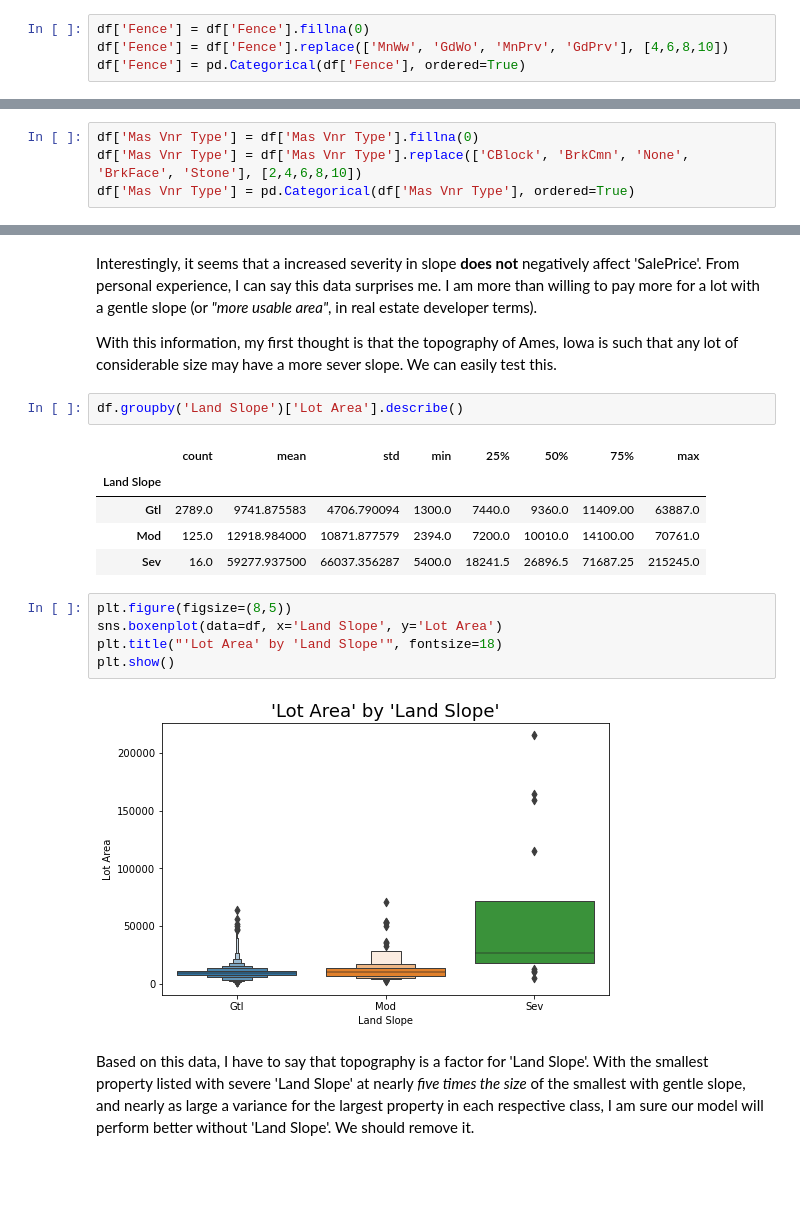
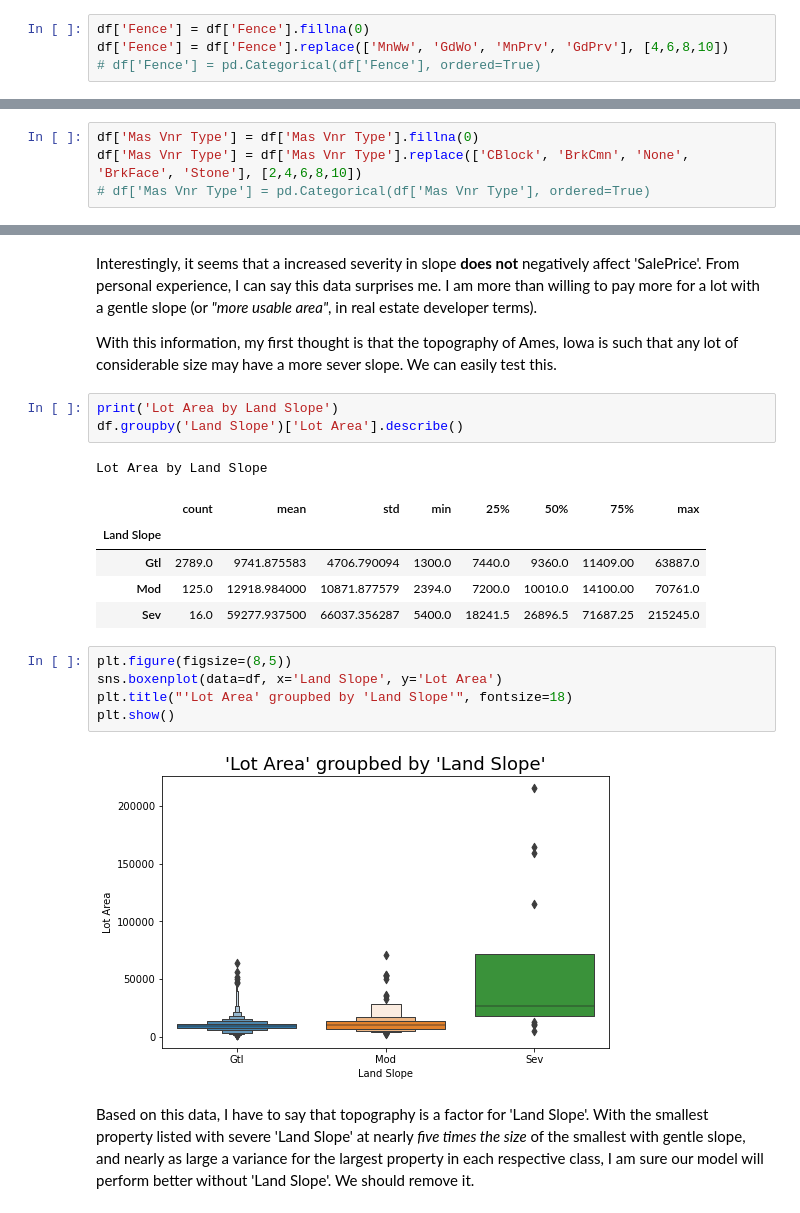
Before and after one commit to RekaCodes/real-estate-prediction, a Jupyter notebook: RE_price_predictions.ipynb, the cells around one changed output, grey strips where cells are left out. Drawn from its saved outputs; the diff is of its cells as text; blank space fills up the shorter version.

```diff
--- a/RE_price_predictions.ipynb
+++ b/RE_price_predictions.ipynb
@@ -203,7 +199,7 @@ array([nan, 'MnPrv', 'GdPrv', 'GdWo', 'MnWw'], dtype=object)
 # %%
 df['Fence'] = df['Fence'].fillna(0)
 df['Fence'] = df['Fence'].replace(['MnWw', 'GdWo', 'MnPrv', 'GdPrv'], [4,6,8,10])
-df['Fence'] = pd.Categorical(df['Fence'], ordered=True)
+# df['Fence'] = pd.Categorical(df['Fence'], ordered=True)
 # %%
 df.Fence.dtype
 # %% [output]
@@ -268,7 +264,7 @@ Name: Mas Vnr Type, dtype: int64
 # %%
 df['Mas Vnr Type'] = df['Mas Vnr Type'].fillna(0)
 df['Mas Vnr Type'] = df['Mas Vnr Type'].replace(['CBlock', 'BrkCmn', 'None', 'BrkFace', 'Stone'], [2,4,6,8,10])
-df['Mas Vnr Type'] = pd.Categorical(df['Mas Vnr Type'], ordered=True)
+# df['Mas Vnr Type'] = pd.Categorical(df['Mas Vnr Type'], ordered=True)
 # %%
 df['Mas Vnr Type'].dtype
 # %% [output]
@@ -307,8 +308,10 @@ Interestingly, it seems that a increased severity in slope <b>does not</b> negat
 
 With this information, my first thought is that the topography of Ames, Iowa is such that any lot of considerable size may have a more sever slope. We can easily test this.
 # %%
+print('Lot Area by Land Slope')
 df.groupby('Land Slope')['Lot Area'].describe()
 # %% [output]
+Lot Area by Land Slope
 |  | count | mean | std | min | 25% | 50% | 75% | max |
 | Land Slope |  |  |  |  |  |  |  |  |
 | Gtl | 2789.0 | 9741.875583 | 4706.790094 | 1300.0 | 7440.0 | 9360.0 | 11409.00 | 63887.0 |
@@ -317,10 +320,10 @@ df.groupby('Land Slope')['Lot Area'].describe()
 # %%
 plt.figure(figsize=(8,5))
 sns.boxenplot(data=df, x='Land Slope', y='Lot Area')
-plt.title("'Lot Area' by 'Land Slope'", fontsize=18)
+plt.title("'Lot Area' groupbed by 'Land Slope'", fontsize=18)
 plt.show()
 # %% [output]
-[figure, old version]
+[figure, new version]
 # %% [markdown]
 Based on this data, I have to say that topography is a factor for 'Land Slope'. With the smallest property listed with severe 'Land Slope' at nearly <i>five times the size</i> of the smallest with gentle slope, and nearly as large a variance for the largest property in each respective class, I am sure our model will perform better without 'Land Slope'. We should remove it.
 # %% [markdown]
```
Also changed, not shown: parts of 33 cells of this notebook.
